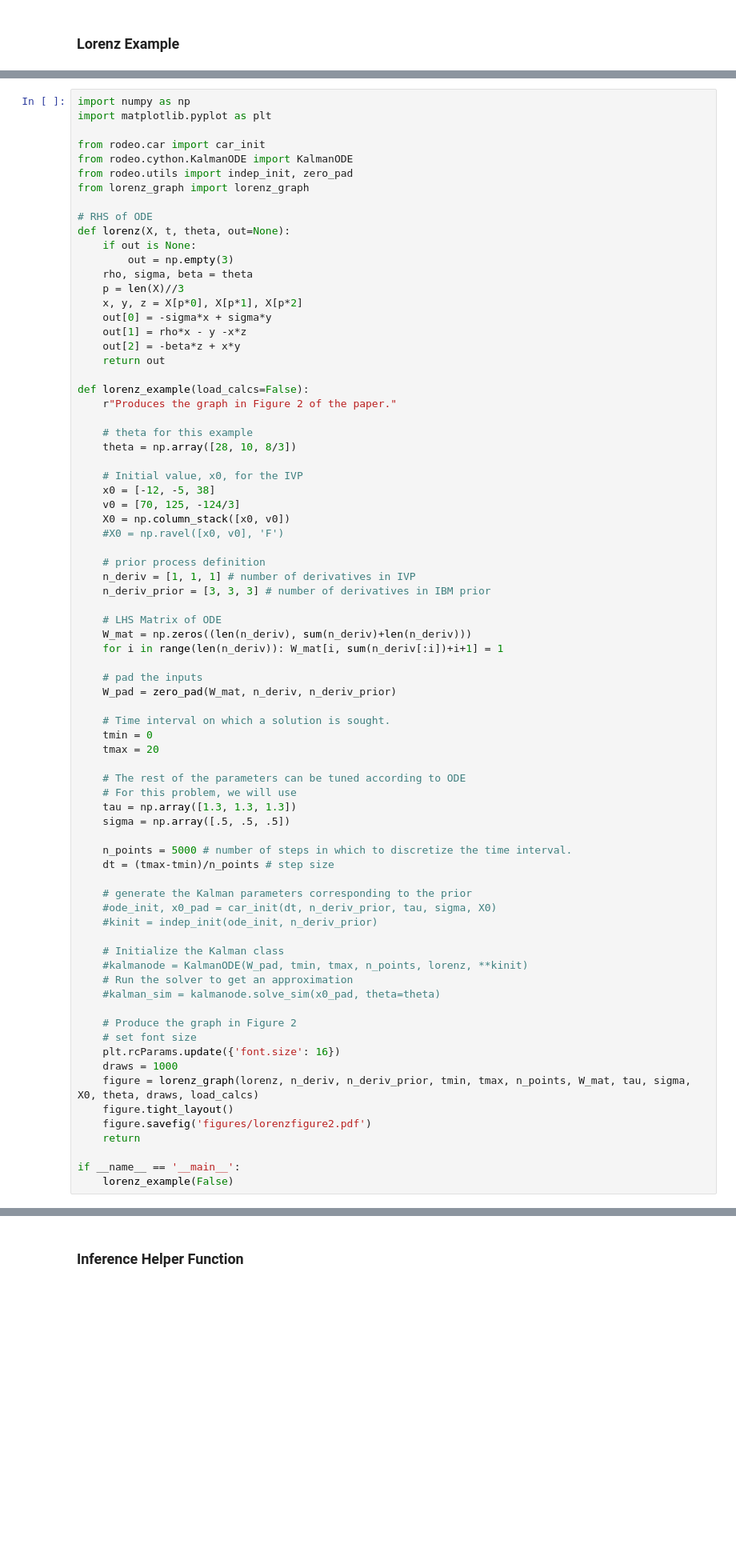
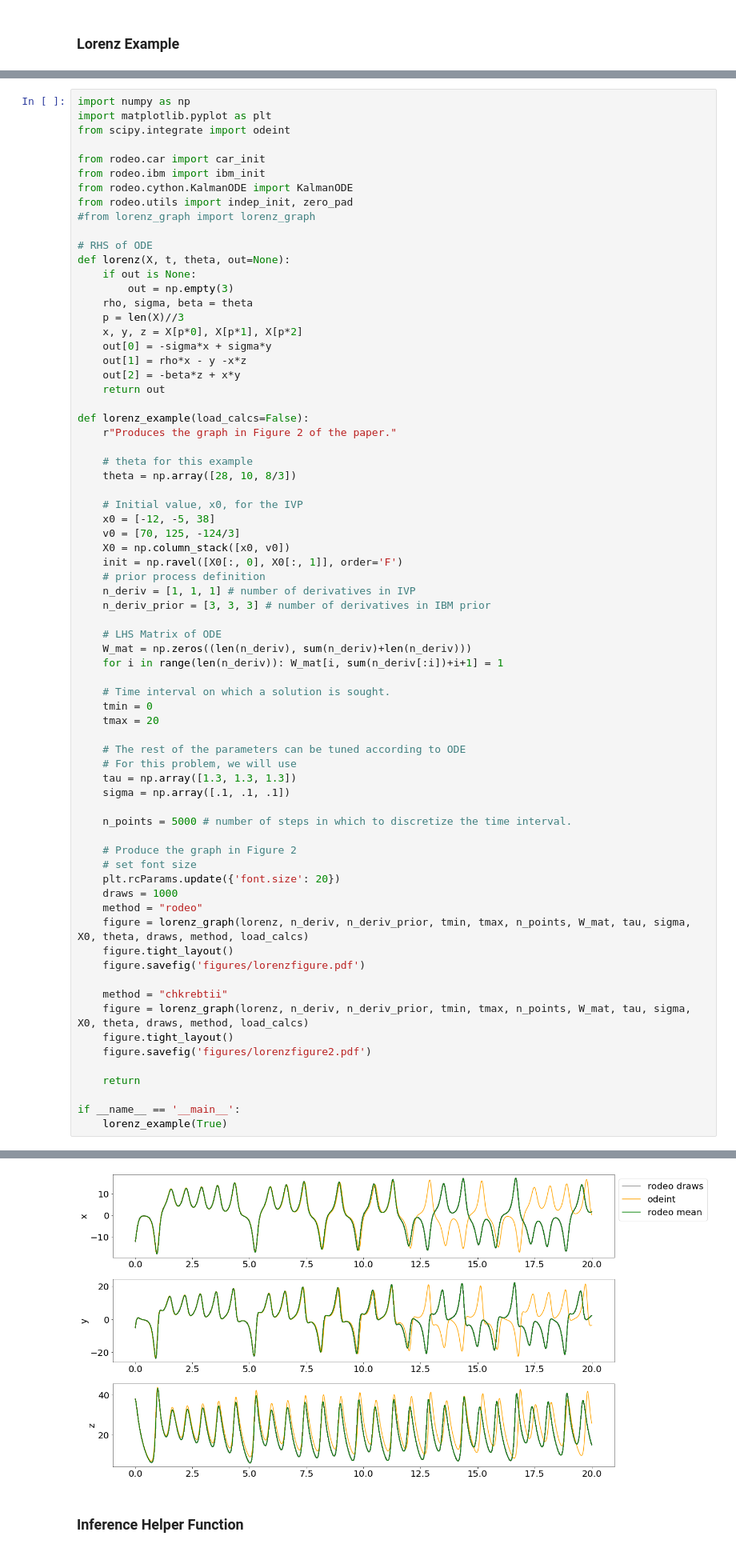
Before and after one commit to mlysy/rodeo-legacy, a Jupyter notebook: examples/Paper.ipynb, the cells around one changed output, grey strips where cells are left out. Shown: that part at 80% size. Saved outputs shown, nothing was run; the diff lists cells and outputs as text; blank space fills up the shorter version.

Commit message:
Updated KalmanODE interrogation input

```diff
--- a/examples/Paper.ipynb
+++ b/examples/Paper.ipynb
@@ -353,11 +377,13 @@ def lorenz_graph(fun, n_deriv, n_deriv_prior, tmin, tmax, n_eval, w_mat, tau, si
 # %%
 import numpy as np
 import matplotlib.pyplot as plt
+from scipy.integrate import odeint
 
 from rodeo.car import car_init
+from rodeo.ibm import ibm_init
 from rodeo.cython.KalmanODE import KalmanODE
 from rodeo.utils import indep_init, zero_pad
-from lorenz_graph import lorenz_graph
+#from lorenz_graph import lorenz_graph
 
 # RHS of ODE
 def lorenz(X, t, theta, out=None):
@@ -381,8 +407,7 @@ def lorenz_example(load_calcs=False):
     x0 = [-12, -5, 38]
     v0 = [70, 125, -124/3]
     X0 = np.column_stack([x0, v0])
-    #X0 = np.ravel([x0, v0], 'F')
-
+    init = np.ravel([X0[:, 0], X0[:, 1]], order='F')
     # prior process definition
     n_deriv = [1, 1, 1] # number of derivatives in IVP
     n_deriv_prior = [3, 3, 3] # number of derivatives in IBM prior
@@ -391,9 +416,6 @@ def lorenz_example(load_calcs=False):
     W_mat = np.zeros((len(n_deriv), sum(n_deriv)+len(n_deriv)))
     for i in range(len(n_deriv)): W_mat[i, sum(n_deriv[:i])+i+1] = 1
 
-    # pad the inputs
-    W_pad = zero_pad(W_mat, n_deriv, n_deriv_prior)
-
     # Time interval on which a solution is sought.
     tmin = 0
     tmax = 20
@@ -401,29 +423,26 @@ def lorenz_example(load_calcs=False):
     # The rest of the parameters can be tuned according to ODE
     # For this problem, we will use
     tau = np.array([1.3, 1.3, 1.3])
-    sigma = np.array([.5, .5, .5])
+    sigma = np.array([.1, .1, .1])
 
     n_points = 5000 # number of steps in which to discretize the time interval.
-    dt = (tmax-tmin)/n_points # step size
-
-    # generate the Kalman parameters corresponding to the prior
-    #ode_init, x0_pad = car_init(dt, n_deriv_prior, tau, sigma, X0)
-    #kinit = indep_init(ode_init, n_deriv_prior)
-
-    # Initialize the Kalman class
-    #kalmanode = KalmanODE(W_pad, tmin, tmax, n_points, lorenz, **kinit)
-    # Run the solver to get an approximation
-    #kalman_sim = kalmanode.solve_sim(x0_pad, theta=theta)
 
     # Produce the graph in Figure 2
     # set font size
-    plt.rcParams.update({'font.size': 16})
+    plt.rcParams.update({'font.size': 20})
     draws = 1000
-    figure = lorenz_graph(lorenz, n_deriv, n_deriv_prior, tmin, tmax, n_points, W_mat, tau, sigma, X0, theta, draws, load_calcs)
+    method = "rodeo"
+    figure = lorenz_graph(lorenz, n_deriv, n_deriv_prior, tmin, tmax, n_points, W_mat, tau, sigma, X0, theta, draws, method, load_calcs)
+    figure.tight_layout()
+    figure.savefig('figures/lorenzfigure.pdf')
+
+    method = "chkrebtii"
+    figure = lorenz_graph(lorenz, n_deriv, n_deriv_prior, tmin, tmax, n_points, W_mat, tau, sigma, X0, theta, draws, method, load_calcs)
     figure.tight_layout()
     figure.savefig('figures/lorenzfigure2.pdf')
+
     return
 
 if __name__ == '__main__':
-    lorenz_example(False)
+    lorenz_example(True)
 # %% [output]
@@ -431,3 +449,4 @@ if __name__ == '__main__':
+[figure, added]
 # %% [markdown]
 ### Inference Helper Function
 # %%
```
Also changed, not shown: parts of 10 cells of this notebook, 18 other files.
